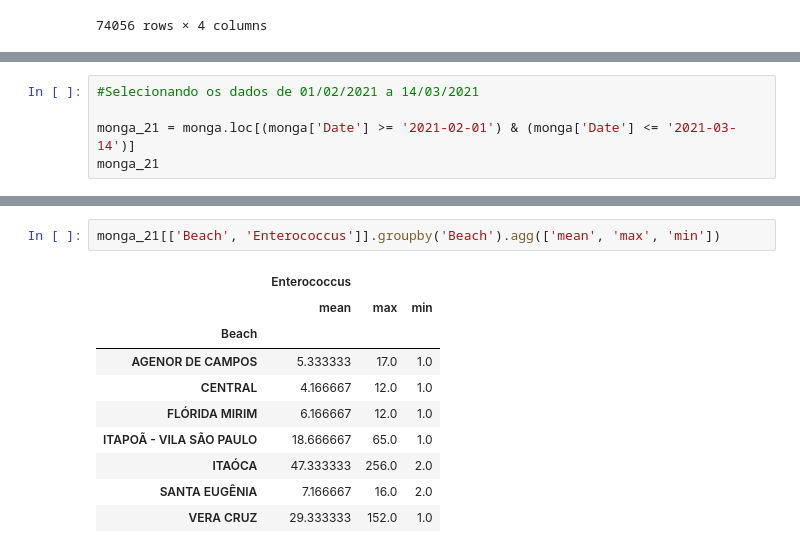
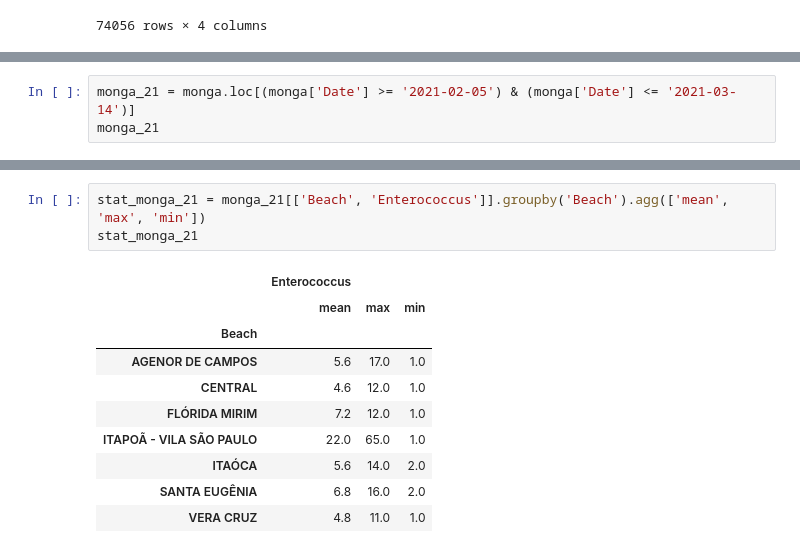
Before and after one commit to paulacca467/projeto-final, a Jupyter notebook: qualidade_agua.ipynb, the cells around one changed output, grey strips where cells are left out. Drawn from its saved outputs; the diff is of its cells as text.

```diff
--- a/qualidade_agua.ipynb
+++ b/qualidade_agua.ipynb
@@ -86,7 +113,5 @@ monga_19[['Beach', 'Enterococcus']].groupby('Beach').agg(['mean', 'max', 'min'])
 # %%
-#Selecionando os dados de 01/02/2021 a 14/03/2021
-
-monga_21 = monga.loc[(monga['Date'] >= '2021-02-01') & (monga['Date'] <= '2021-03-14')]
+monga_21 = monga.loc[(monga['Date'] >= '2021-02-05') & (monga['Date'] <= '2021-03-14')]
 monga_21
 # %% [output]
 |  | City | Beach | Date | Enterococcus |
@@ -119,14 +144,15 @@ FLÓRIDA MIRIM              6
 Name: Beach, dtype: int64
 # %%
-monga_21[['Beach', 'Enterococcus']].groupby('Beach').agg(['mean', 'max', 'min'])
+stat_monga_21 = monga_21[['Beach', 'Enterococcus']].groupby('Beach').agg(['mean', 'max', 'min'])
+stat_monga_21
 # %% [output]
 |  | Enterococcus |  |  |
 |  | mean | max | min |
 | Beach |  |  |  |
-| AGENOR DE CAMPOS | 5.333333 | 17.0 | 1.0 |
-| CENTRAL | 4.166667 | 12.0 | 1.0 |
-| FLÓRIDA MIRIM | 6.166667 | 12.0 | 1.0 |
-| ITAPOÃ - VILA SÃO PAULO | 18.666667 | 65.0 | 1.0 |
-| ITAÓCA | 47.333333 | 256.0 | 2.0 |
-| SANTA EUGÊNIA | 7.166667 | 16.0 | 2.0 |
-| VERA CRUZ | 29.333333 | 152.0 | 1.0 |
+| AGENOR DE CAMPOS | 5.6 | 17.0 | 1.0 |
+| CENTRAL | 4.6 | 12.0 | 1.0 |
+| FLÓRIDA MIRIM | 7.2 | 12.0 | 1.0 |
+| ITAPOÃ - VILA SÃO PAULO | 22.0 | 65.0 | 1.0 |
+| ITAÓCA | 5.6 | 14.0 | 2.0 |
+| SANTA EUGÊNIA | 6.8 | 16.0 | 2.0 |
+| VERA CRUZ | 4.8 | 11.0 | 1.0 |
```
Also changed, not shown: parts of 25 cells of this notebook.
